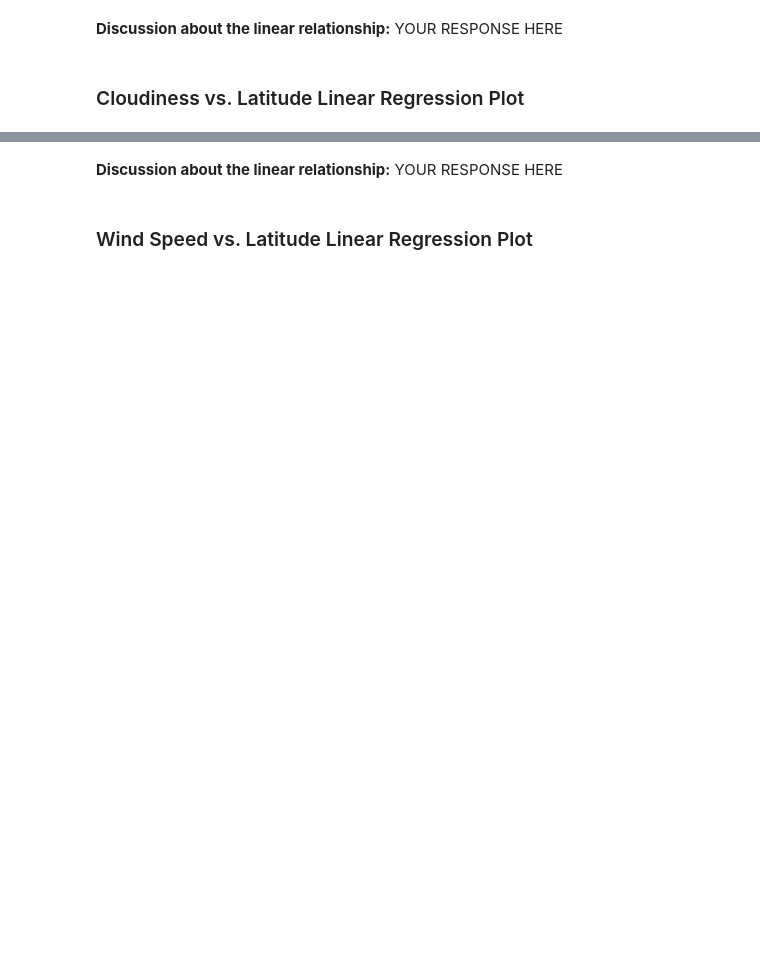
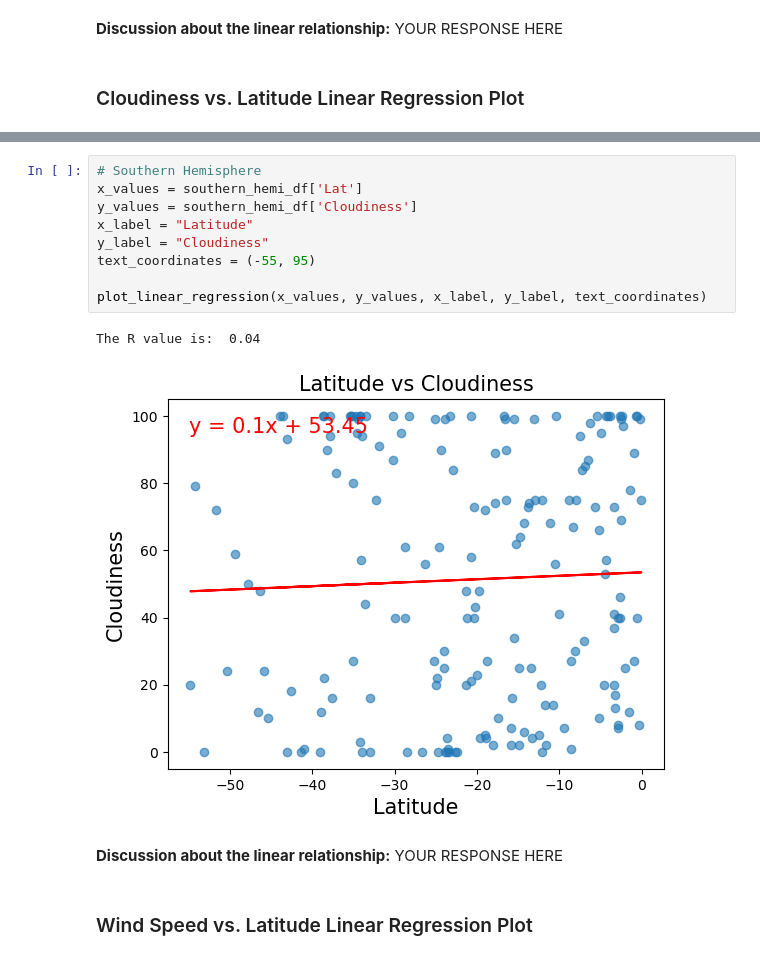
Before and after one commit to JAld3r/python-api-challenge, a Jupyter notebook: WeatherPy/WeatherPy.ipynb, the cells around one changed output, grey strips where cells are left out. Saved outputs shown, nothing was run; the diff lists cells and outputs as text; blank space fills up the shorter version.

```diff
--- a/WeatherPy/WeatherPy.ipynb
+++ b/WeatherPy/WeatherPy.ipynb
@@ -374,3 +388,15 @@ The r-value is: 0.02056735429994368
+# %%
+# Southern Hemisphere
+x_values = southern_hemi_df['Lat']
+y_values = southern_hemi_df['Cloudiness']
+x_label = "Latitude"
+y_label = "Cloudiness"
+text_coordinates = (-55, 95)
+
+plot_linear_regression(x_values, y_values, x_label, y_label, text_coordinates)
+# %% [output]
+The R value is:  0.04
+[figure, added]
 # %% [markdown]
 **Discussion about the linear relationship:** YOUR RESPONSE HERE
 # %% [markdown]
```
Also changed, not shown: parts of 14 cells of this notebook.
